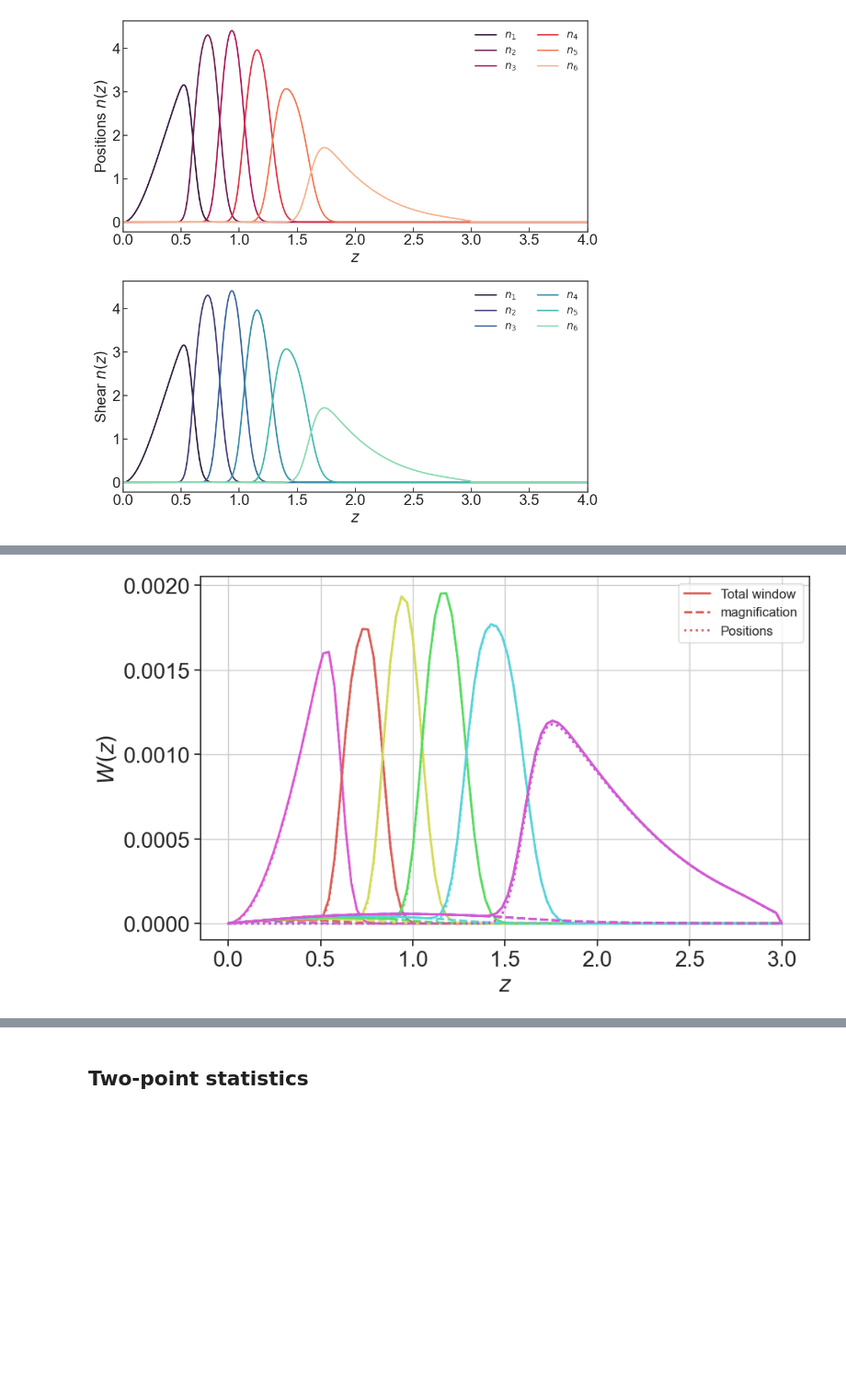
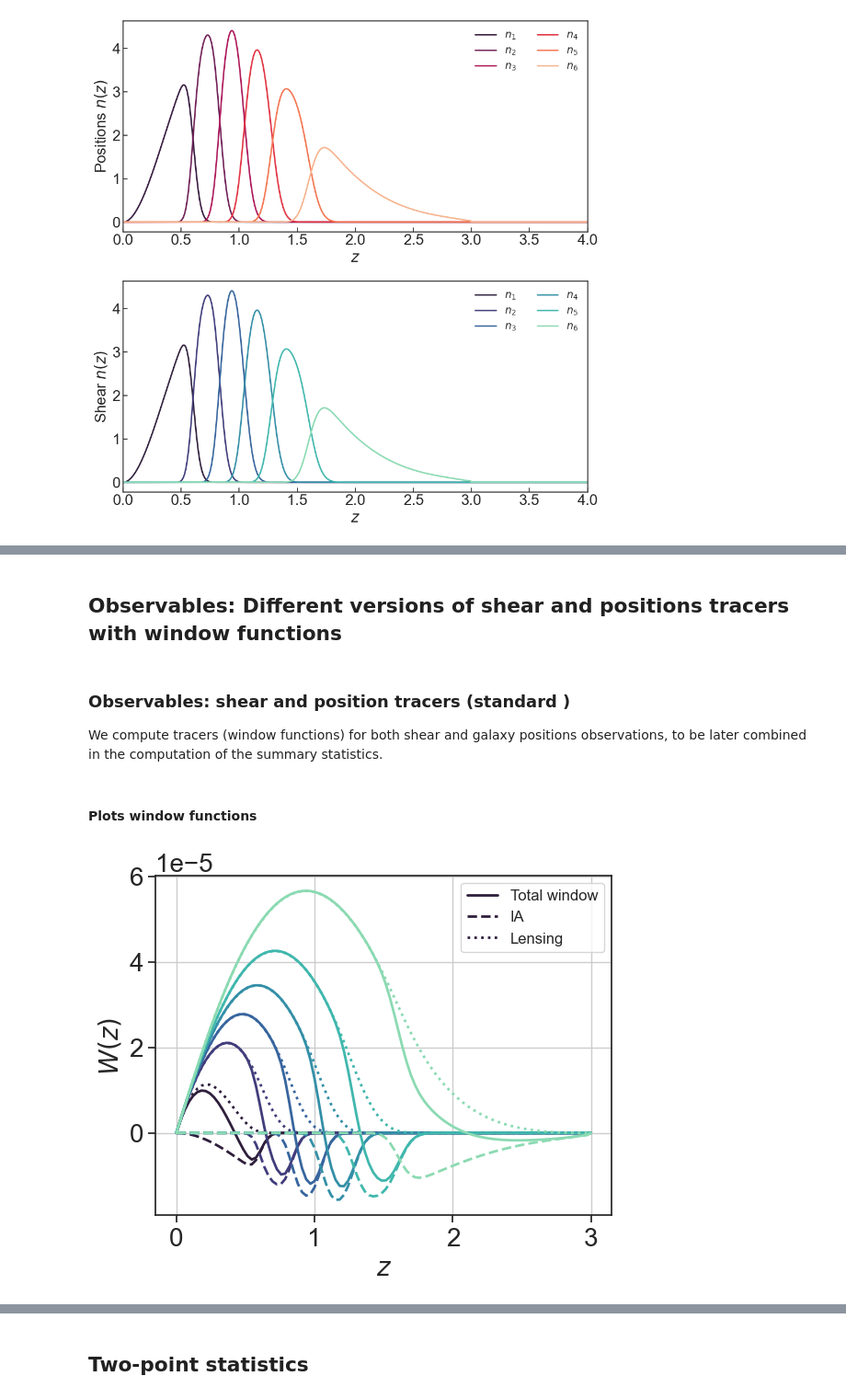
Before and after one commit to cloe-org/playground, a Jupyter notebook: tutorials/observables/photo_Weyl.ipynb, the cells around one changed output, grey strips where cells are left out. Shown at 92% size. Drawn from its saved outputs; the diff is of its cells as text; code cells hidden in the pictures; blank space fills up the shorter version.

```diff
--- a/tutorials/observables/photo_Weyl.ipynb
+++ b/tutorials/observables/photo_Weyl.ipynb
@@ -34,3 +51,10 @@ plt.rc('legend', fontsize=14)
+# %%
+import Cells_calculation_Weylproject
+
+importlib.reload(Cells_calculation_Weylproject)
+
+Cells_calculation = Cells_calculation_Weylproject.Cells_calculation
+Cells_calculation_Weyl = Cells_calculation_Weylproject.Cells_calculation_Weyl
 # %% [markdown]
 ## Cosmology: Background and Perturbations
 
@@ -58,4 +80,14 @@ Note: redshifts have been re-sorted (earliest first)
 # %%
+#class_background = CLASSBackground(H0=70.0, Omega_cdm0=0.25, Omega_b0=0.05, w0=-1, wa=0, Omega_k0 = 0.0,
+#                            ns = 0.96, As = 2e-9, mnu = 0.06, gamma_MG = 0.545, N_mnu = 1)
 class_background = CLASSBackground(H0=70.0, Omega_cdm0=0.25, Omega_b0=0.05, w0=-1, wa=0, Omega_k0 = 0.0,
-                            ns = 0.96, As = 2e-9, mnu = 0.06, gamma_MG = 0.545, N_mnu = 1)
+                            ns = 0.96, As = 2e-9, mnu = 0.00, gamma_MG = 0.545, N_mnu = 0)
 linear_perturbations_CLASS = CLASSLinearPerturbations(background=class_background, redshifts=zs)
+
+z_ini = 10
+linear_perturbations_CLASS_Weyl = CLASSLinearPerturbations(background=class_background, redshifts=np.array([z_ini]))
+# !! Does not work anymore because in the CAMBLinearPerturbations class, z is now enforced to contain 0 !!!
+
+nonlinear_perturbations_CLASS = CLASSNonLinearPerturbations(background=class_background, redshifts=zs, nonlinear_model = 'Halofit')
+nonlinear_perturbations_CLASS_Weyl = CLASSNonLinearPerturbations(background=class_background, redshifts=np.array([z_ini]),
+                                                                 nonlinear_model = 'Halofit')
@@ -483,44 +204,15 @@ plt.show()
-# %%
-colors = sns.color_palette("hls", len(nz_example.keys()))
-
-# Create the figure
-plt.figure(figsize=(10, 6))
-
-# Plot all three sets of data in one loop
-
-for i in range(0, 7):
-    # Plot the window
-    plt.plot(perturbations.z,
-             tracer_pos_Weyl_GC.get_window(perturbations.z)[i, :]/growth_factor,
-             linewidth=2,
-             color=colors[i-1],
-             label=f'Total window' if i == 1 else "")
-
-    # Plot the intrinsic alignment window
-    plt.plot(perturbations.z,
-             tracer_pos_Weyl_GC.get_window_magnification(perturbations.z)[i, :]/growth_factor,
-             linewidth=2,
-             linestyle='--',
-             color=colors[i-1],
-             label=f'magnification' if i == 1 else "")
-
-    # Plot the lensing window
-    plt.plot(perturbations.z,
-             tracer_pos_Weyl_GC.get_window_positions(perturbations.z)[i, :]/growth_factor,
-             linewidth=2,
-             linestyle=':',
-             color=colors[i-1],
-             label=f'Positions' if i == 1 else "")
-
-# Label the axes
-plt.xlabel(r'$z$')
-plt.ylabel(r'$W(z)$')
-
-# Add the legend and grid
-plt.legend(fontsize=12, loc='upper right')
-plt.grid(True)
-
-# Show the plot
-plt.show()
-# %% [output]
-[figure, removed]
+# %% [markdown]
+## Observables: Different versions of shear and positions tracers with window functions
+# %% [markdown]
+### Observables: shear and position tracers (standard )
+
+We compute tracers (window functions) for both shear and galaxy positions observations, to be later combined in the computation of the summary statistics.
+# %%
+Cells_standard = Cells_calculation(linear_perturbations_CLASS, my_dndz_pos_norm, my_dndz_she_norm, zs)
+Cells_standard.calculate_Cells()
+# %% [markdown]
+#### Plots window functions
+# %%
+Cells_standard.plot_windows_she()
+# %% [output]
+[figure, added]
```
Also changed, not shown: parts of 127 cells of this notebook, 1 other file.
